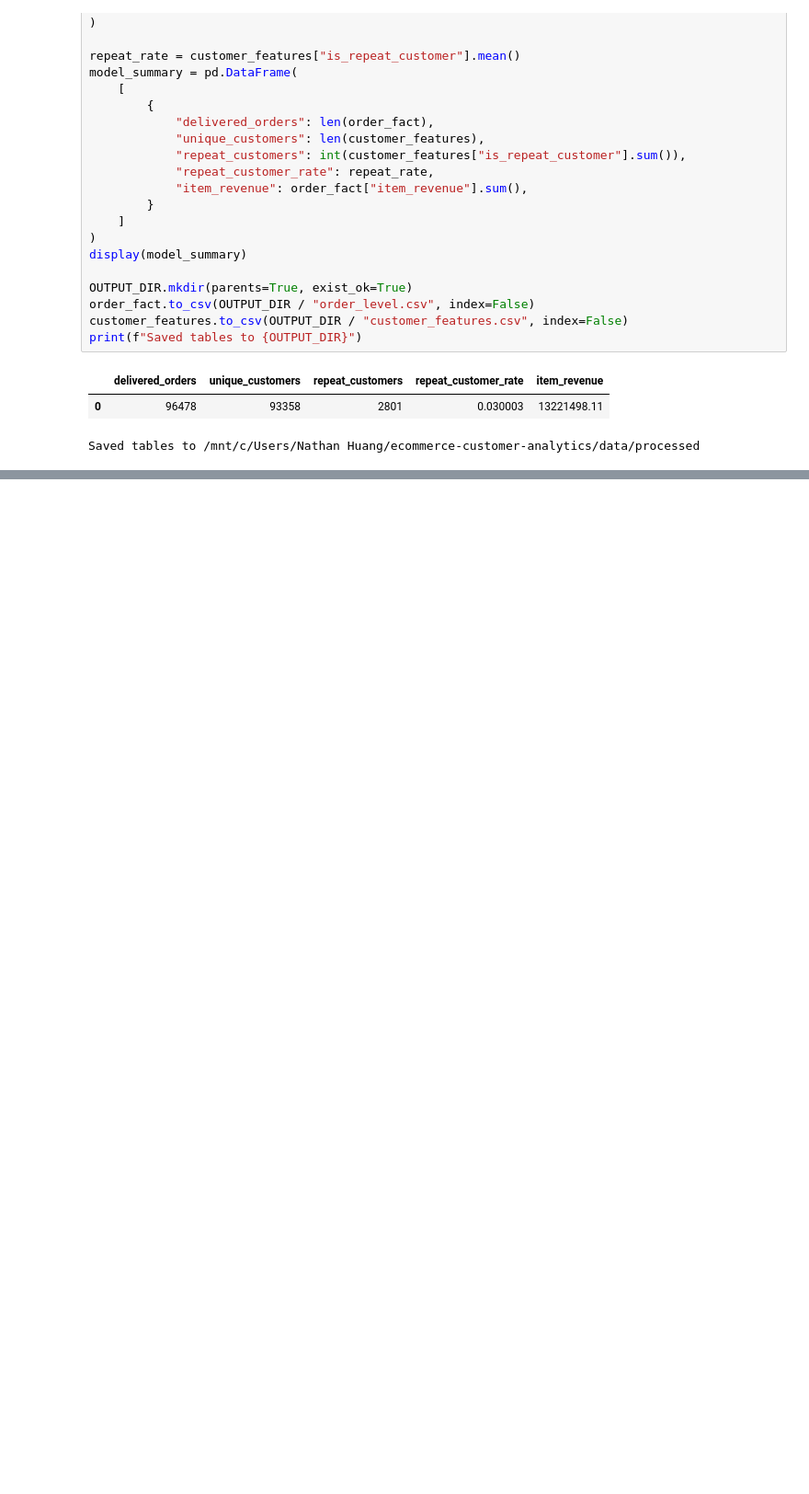
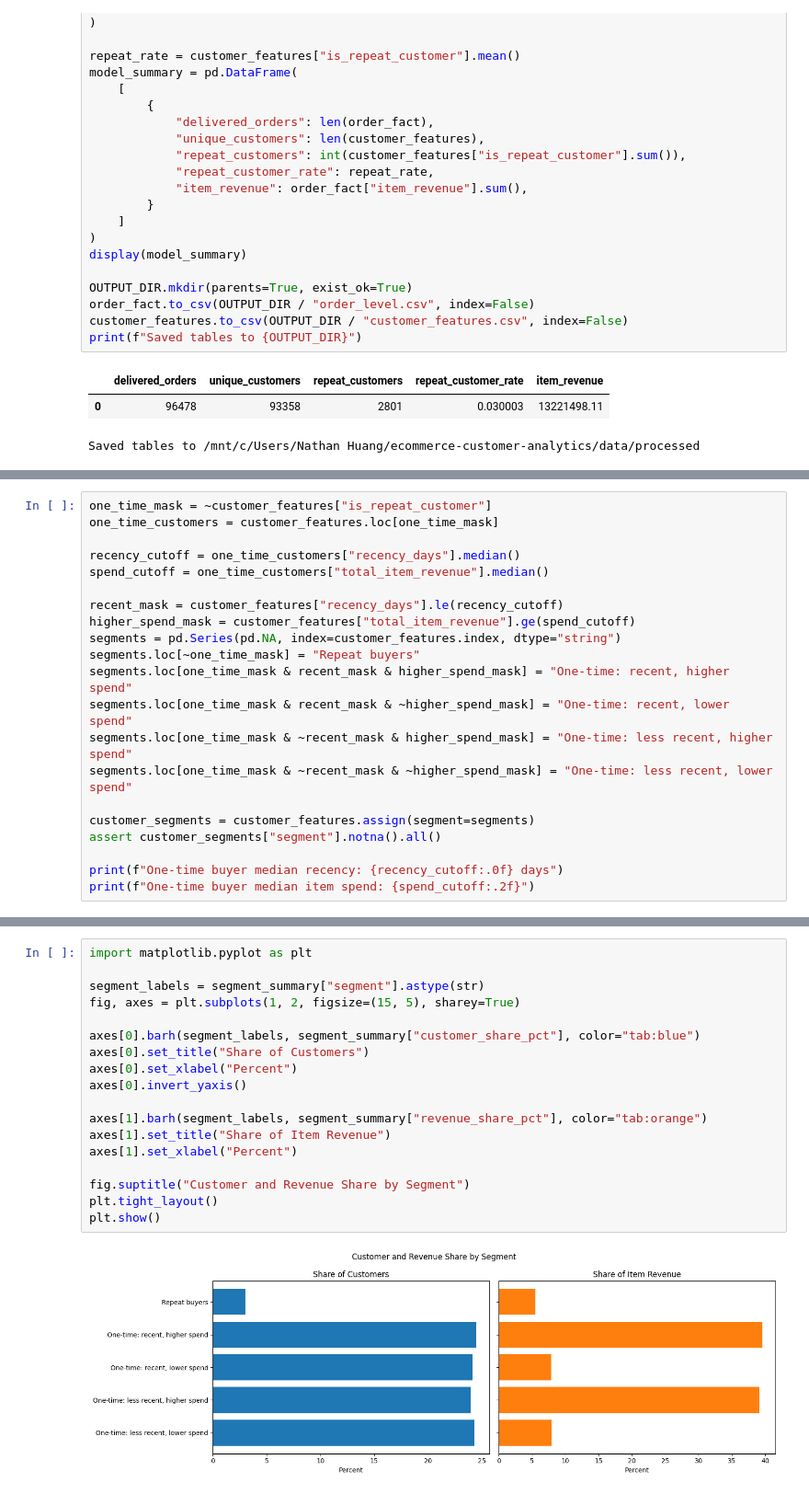
Before and after one commit to nthuang/ecommerce-customer-analytics, a Jupyter notebook: notebooks/customer_features.ipynb, the cells around one changed output, grey strips where cells are left out. Shown at 92% size. Drawn from its saved outputs; the diff is of its cells as text; blank space fills up the shorter version.

```diff
--- a/notebooks/customer_features.ipynb
+++ b/notebooks/customer_features.ipynb
@@ -224,0 +229,21 @@ Saved tables to /mnt/c/Users/Nathan Huang/ecommerce-customer-analytics/data/proc
+# %%
+one_time_mask = ~customer_features["is_repeat_customer"]
+one_time_customers = customer_features.loc[one_time_mask]
+
+recency_cutoff = one_time_customers["recency_days"].median()
+spend_cutoff = one_time_customers["total_item_revenue"].median()
+
+recent_mask = customer_features["recency_days"].le(recency_cutoff)
+higher_spend_mask = customer_features["total_item_revenue"].ge(spend_cutoff)
+segments = pd.Series(pd.NA, index=customer_features.index, dtype="string")
+segments.loc[~one_time_mask] = "Repeat buyers"
+segments.loc[one_time_mask & recent_mask & higher_spend_mask] = "One-time: recent, higher spend"
+segments.loc[one_time_mask & recent_mask & ~higher_spend_mask] = "One-time: recent, lower spend"
+segments.loc[one_time_mask & ~recent_mask & higher_spend_mask] = "One-time: less recent, higher spend"
+segments.loc[one_time_mask & ~recent_mask & ~higher_spend_mask] = "One-time: less recent, lower spend"
+
+customer_segments = customer_features.assign(segment=segments)
+assert customer_segments["segment"].notna().all()
+
+print(f"One-time buyer median recency: {recency_cutoff:.0f} days")
+print(f"One-time buyer median item spend: {spend_cutoff:.2f}")
@@ -224,0 +302,20 @@ Saved tables to /mnt/c/Users/Nathan Huang/ecommerce-customer-analytics/data/proc
+# %%
+import matplotlib.pyplot as plt
+
+segment_labels = segment_summary["segment"].astype(str)
+fig, axes = plt.subplots(1, 2, figsize=(15, 5), sharey=True)
+
+axes[0].barh(segment_labels, segment_summary["customer_share_pct"], color="tab:blue")
+axes[0].set_title("Share of Customers")
+axes[0].set_xlabel("Percent")
+axes[0].invert_yaxis()
+
+axes[1].barh(segment_labels, segment_summary["revenue_share_pct"], color="tab:orange")
+axes[1].set_title("Share of Item Revenue")
+axes[1].set_xlabel("Percent")
+
+fig.suptitle("Customer and Revenue Share by Segment")
+plt.tight_layout()
+plt.show()
+# %% [output]
+[figure, added]
```
Also changed, not shown: parts of 8 cells of this notebook, 9 other files.
